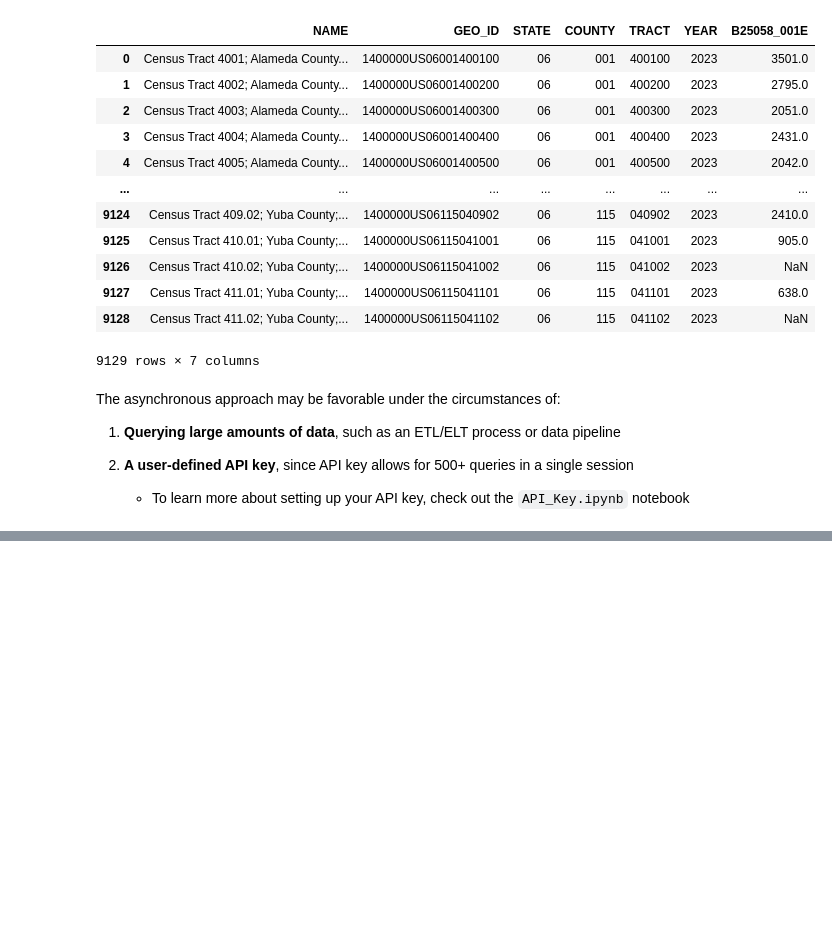
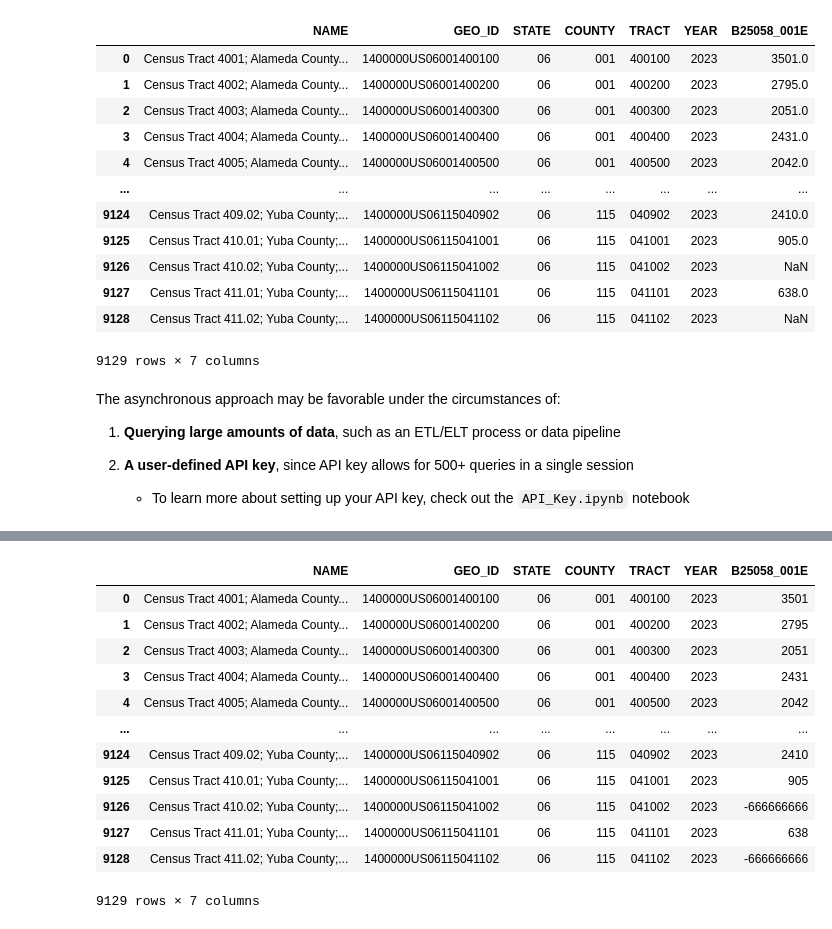
Before and after one commit to ramindersinghdubb/acspsuedo, a Jupyter notebook: notebooks/Querying_Data_ACS5_2023.ipynb, the cells around one changed output, grey strips where cells are left out. Cells and saved outputs as stored; diff of their text form; code cells hidden in the pictures; blank space fills up the shorter version.

```diff
--- a/notebooks/Querying_Data_ACS5_2023.ipynb
+++ b/notebooks/Querying_Data_ACS5_2023.ipynb
@@ -73,0 +121,25 @@ The asynchronous approach may be favorable under the circumstances of:
+# %%
+df = apq.download(
+    dataset = ACS5,
+    year = 2023,
+    tables = 'B25058',
+    convert_to_na = False,
+    state = CA,
+    tract = '*',
+)
+
+df
+# %% [output]
+|  | NAME | GEO_ID | STATE | COUNTY | TRACT | YEAR | B25058_001E |
+| 0 | Census Tract 4001; Alameda County... | 1400000US06001400100 | 06 | 001 | 400100 | 2023 | 3501 |
+| 1 | Census Tract 4002; Alameda County... | 1400000US06001400200 | 06 | 001 | 400200 | 2023 | 2795 |
+| 2 | Census Tract 4003; Alameda County... | 1400000US06001400300 | 06 | 001 | 400300 | 2023 | 2051 |
+| 3 | Census Tract 4004; Alameda County... | 1400000US06001400400 | 06 | 001 | 400400 | 2023 | 2431 |
+| 4 | Census Tract 4005; Alameda County... | 1400000US06001400500 | 06 | 001 | 400500 | 2023 | 2042 |
+| ... | ... | ... | ... | ... | ... | ... | ... |
+| 9124 | Census Tract 409.02; Yuba County;... | 1400000US06115040902 | 06 | 115 | 040902 | 2023 | 2410 |
+| 9125 | Census Tract 410.01; Yuba County;... | 1400000US06115041001 | 06 | 115 | 041001 | 2023 | 905 |
+| 9126 | Census Tract 410.02; Yuba County;... | 1400000US06115041002 | 06 | 115 | 041002 | 2023 | -666666666 |
+| 9127 | Census Tract 411.01; Yuba County;... | 1400000US06115041101 | 06 | 115 | 041101 | 2023 | 638 |
+| 9128 | Census Tract 411.02; Yuba County;... | 1400000US06115041102 | 06 | 115 | 041102 | 2023 | -666666666 |
+9129 rows × 7 columns
```
Also changed, not shown: parts of 6 cells of this notebook, 1 other file.
